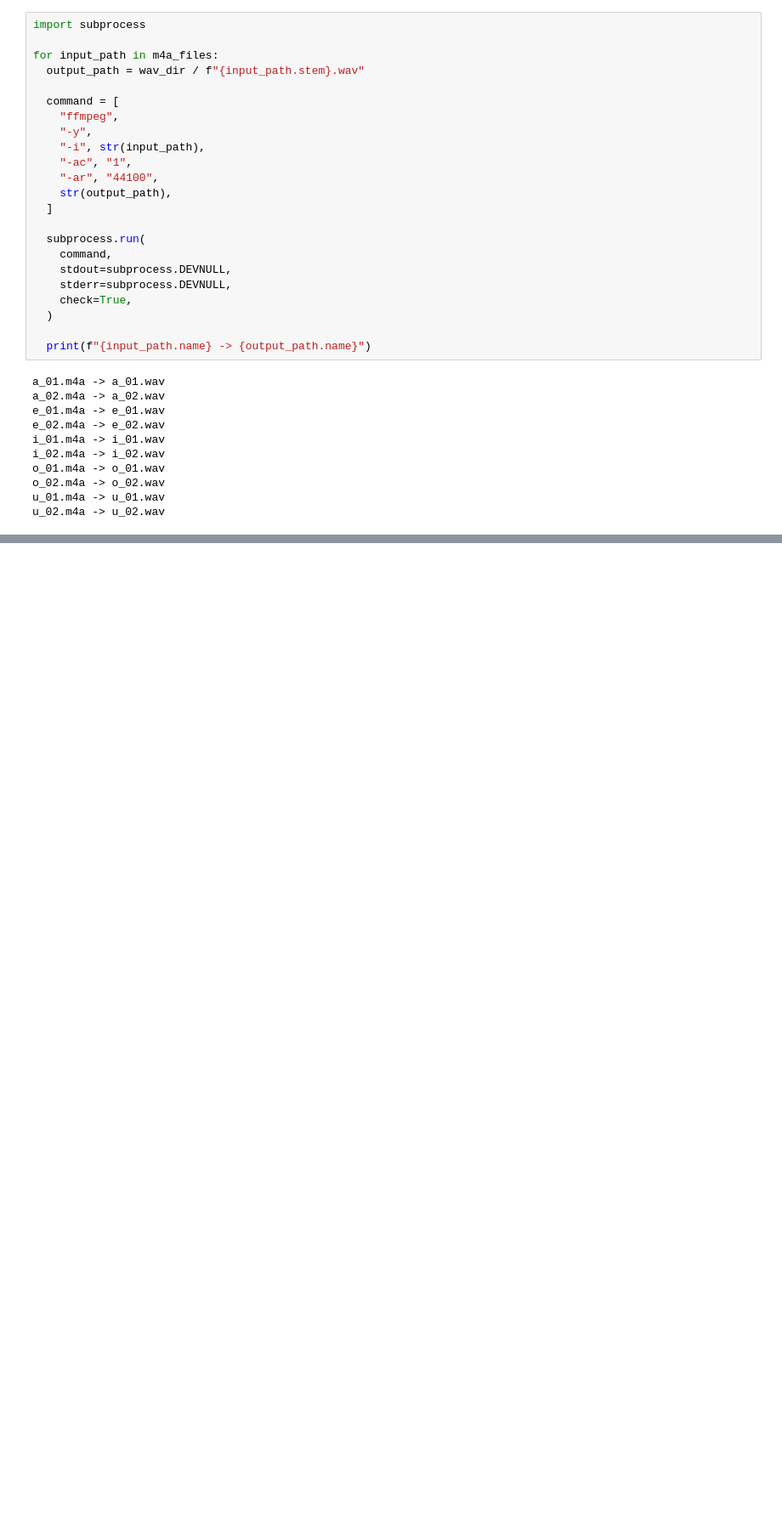
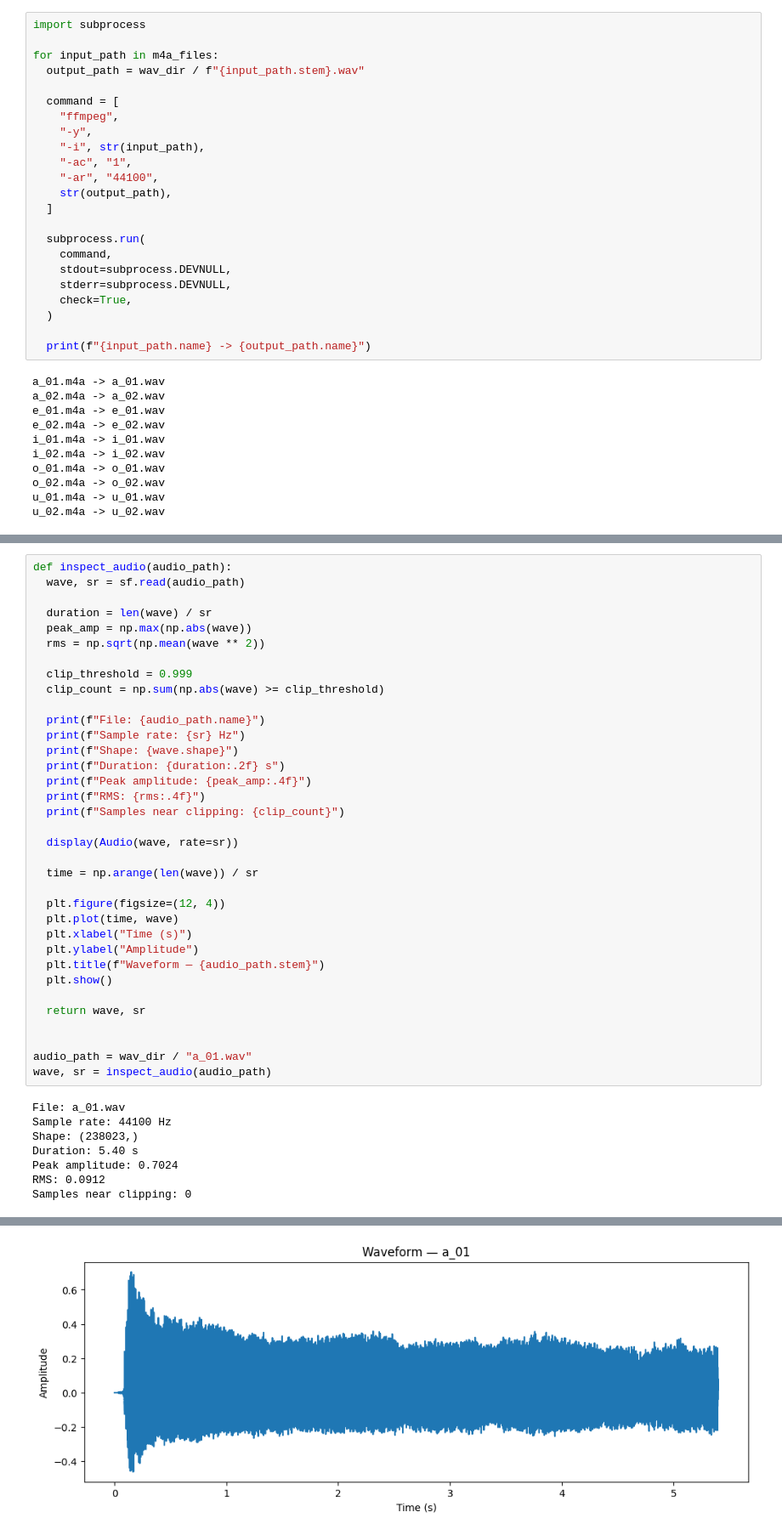
Before and after one commit to silvjunu/devowel, a Jupyter notebook: devowel.ipynb, the cells around one changed output, grey strips where cells are left out. Shown at 85% size. Cells and saved outputs as stored; diff of their text form; blank space fills up the shorter version.

Commit message:
feat: add audio preprocessing and dataset QC

```diff
--- a/devowel.ipynb
+++ b/devowel.ipynb
@@ -166,0 +151,43 @@ u_02.wav
+# %%
+def inspect_audio(audio_path):
+  wave, sr = sf.read(audio_path)
+
+  duration = len(wave) / sr
+  peak_amp = np.max(np.abs(wave))
+  rms = np.sqrt(np.mean(wave ** 2))
+
+  clip_threshold = 0.999
+  clip_count = np.sum(np.abs(wave) >= clip_threshold)
+
+  print(f"File: {audio_path.name}")
+  print(f"Sample rate: {sr} Hz")
+  print(f"Shape: {wave.shape}")
+  print(f"Duration: {duration:.2f} s")
+  print(f"Peak amplitude: {peak_amp:.4f}")
+  print(f"RMS: {rms:.4f}")
+  print(f"Samples near clipping: {clip_count}")
+
+  display(Audio(wave, rate=sr))
+
+  time = np.arange(len(wave)) / sr
+
+  plt.figure(figsize=(12, 4))
+  plt.plot(time, wave)
+  plt.xlabel("Time (s)")
+  plt.ylabel("Amplitude")
+  plt.title(f"Waveform — {audio_path.stem}")
+  plt.show()
+
+  return wave, sr
+
+
+audio_path = wav_dir / "a_01.wav"
+wave, sr = inspect_audio(audio_path)
+# %% [output]
+File: a_01.wav
+Sample rate: 44100 Hz
+Shape: (238023,)
+Duration: 5.40 s
+Peak amplitude: 0.7024
+RMS: 0.0912
+Samples near clipping: 0
@@ -166,0 +195 @@ u_02.wav
+[figure, added]
```
Also changed, not shown: parts of 8 cells of this notebook.
